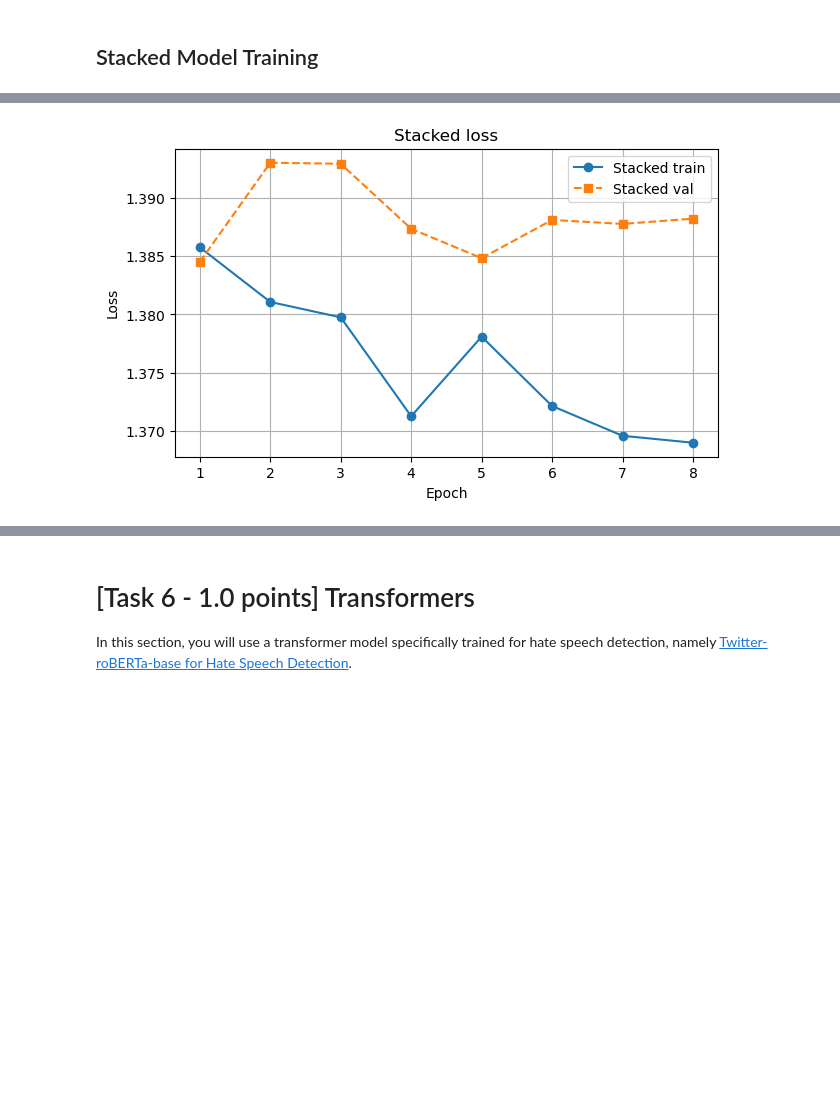
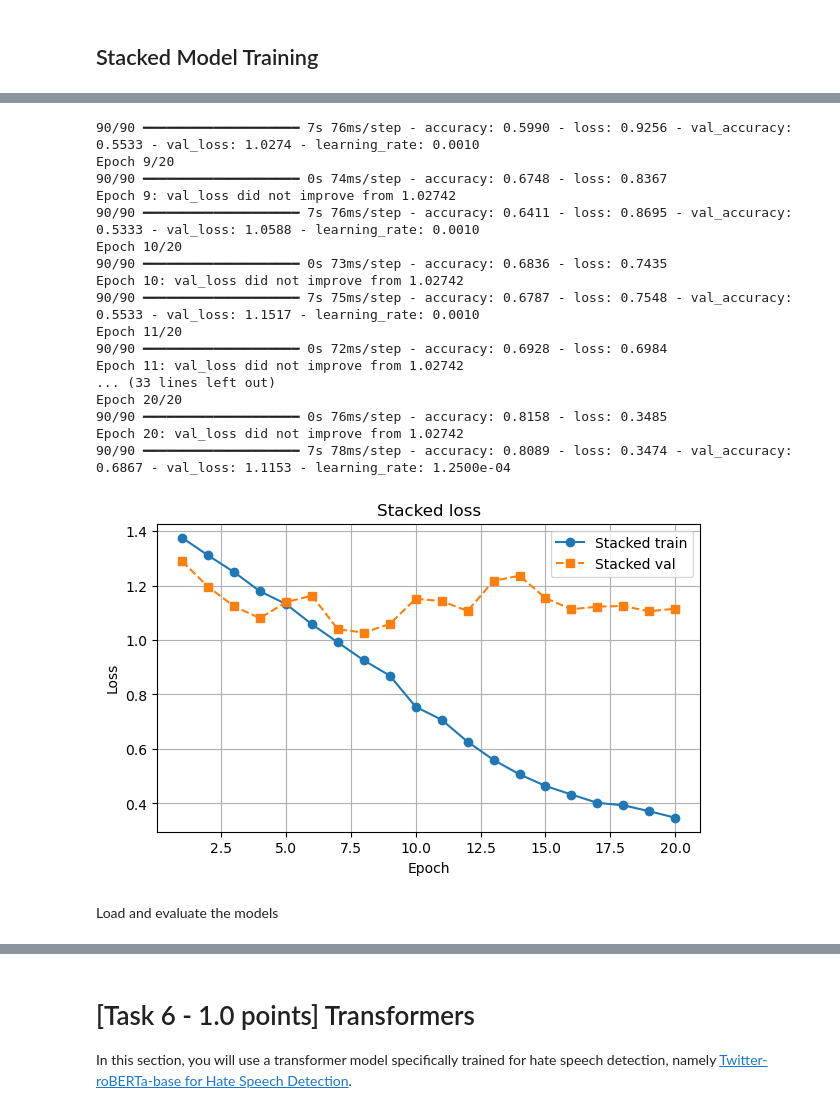
Before and after one commit to antodale/Assignments_NLP_torroni_2025, a Jupyter notebook: Assignment1-2526.ipynb, the cells around one changed output, grey strips where cells are left out. Cells and saved outputs as stored; diff of their text form; code cells hidden in the pictures; blank space fills up the shorter version.

```diff
--- a/Assignment1-2526.ipynb
+++ b/Assignment1-2526.ipynb
@@ -744,7 +752,7 @@ stacked_model = Sequential([
 # Use categorical or sparse categorical loss depending on your label encoding
 stacked_model.compile(
     loss='sparse_categorical_crossentropy',  # or 'categorical_crossentropy' if one-hot encoded
-    optimizer=Adam(learning_rate=1e-4),
+    optimizer=Adam(learning_rate=1e-3),
     metrics=['accuracy']
 )
 # %%
@@ -974,6 +1015,22 @@ Epoch 16/20
 # %% [markdown]
 ## Stacked Model Training
 # %%
+
+stacked_ckpt = ModelCheckpoint(
+    filepath='checkpoints/stacked_best.h5',  # or 'checkpoints/stacked_best' for SavedModel dir
+    monitor='val_loss',                       # metric to monitor
+    save_best_only=True,
+    save_weights_only=False,                  # False -> save full model
+    mode='min',                               # 'min' for val_loss, 'max' for val_accuracy
+    verbose=1
+)
+
+stacked_callbacks = [
+    EarlyStopping(monitor='val_loss', patience=20, restore_best_weights=True),
+    ReduceLROnPlateau(monitor='val_loss', factor=0.5, patience=3, min_lr=1e-6),
+    stacked_ckpt
+]
+
 #training the model
 st_history = stacked_model.fit(
     x=X_train,
@@ -983,7 +1040,7 @@ st_history = stacked_model.fit(
     batch_size=32,
     shuffle=True,
     class_weight=class_weight_dict,
-    callbacks=callbacks,
+    callbacks=stacked_callbacks,
     verbose=1
 )
 
@@ -1008 +1086,20 @@ Epoch 8/20
+90/90 ━━━━━━━━━━━━━━━━━━━━ 7s 76ms/step - accuracy: 0.5990 - loss: 0.9256 - val_accuracy: 0.5533 - val_loss: 1.0274 - learning_rate: 0.0010
+Epoch 9/20
+90/90 ━━━━━━━━━━━━━━━━━━━━ 0s 74ms/step - accuracy: 0.6748 - loss: 0.8367
+Epoch 9: val_loss did not improve from 1.02742
+90/90 ━━━━━━━━━━━━━━━━━━━━ 7s 76ms/step - accuracy: 0.6411 - loss: 0.8695 - val_accuracy: 0.5333 - val_loss: 1.0588 - learning_rate: 0.0010
+Epoch 10/20
+90/90 ━━━━━━━━━━━━━━━━━━━━ 0s 73ms/step - accuracy: 0.6836 - loss: 0.7435
+Epoch 10: val_loss did not improve from 1.02742
+90/90 ━━━━━━━━━━━━━━━━━━━━ 7s 75ms/step - accuracy: 0.6787 - loss: 0.7548 - val_accuracy: 0.5533 - val_loss: 1.1517 - learning_rate: 0.0010
+Epoch 11/20
+90/90 ━━━━━━━━━━━━━━━━━━━━ 0s 72ms/step - accuracy: 0.6928 - loss: 0.6984
+Epoch 11: val_loss did not improve from 1.02742
+... (33 lines left out)
+Epoch 20/20
+90/90 ━━━━━━━━━━━━━━━━━━━━ 0s 76ms/step - accuracy: 0.8158 - loss: 0.3485
+Epoch 20: val_loss did not improve from 1.02742
+90/90 ━━━━━━━━━━━━━━━━━━━━ 7s 78ms/step - accuracy: 0.8089 - loss: 0.3474 - val_accuracy: 0.6867 - val_loss: 1.1153 - learning_rate: 1.2500e-04
-[figure, old version]
+[figure, new version]
+# %% [markdown]
+Load and evaluate the models
```
Also changed, not shown: parts of 17 cells of this notebook, 5 other files.
